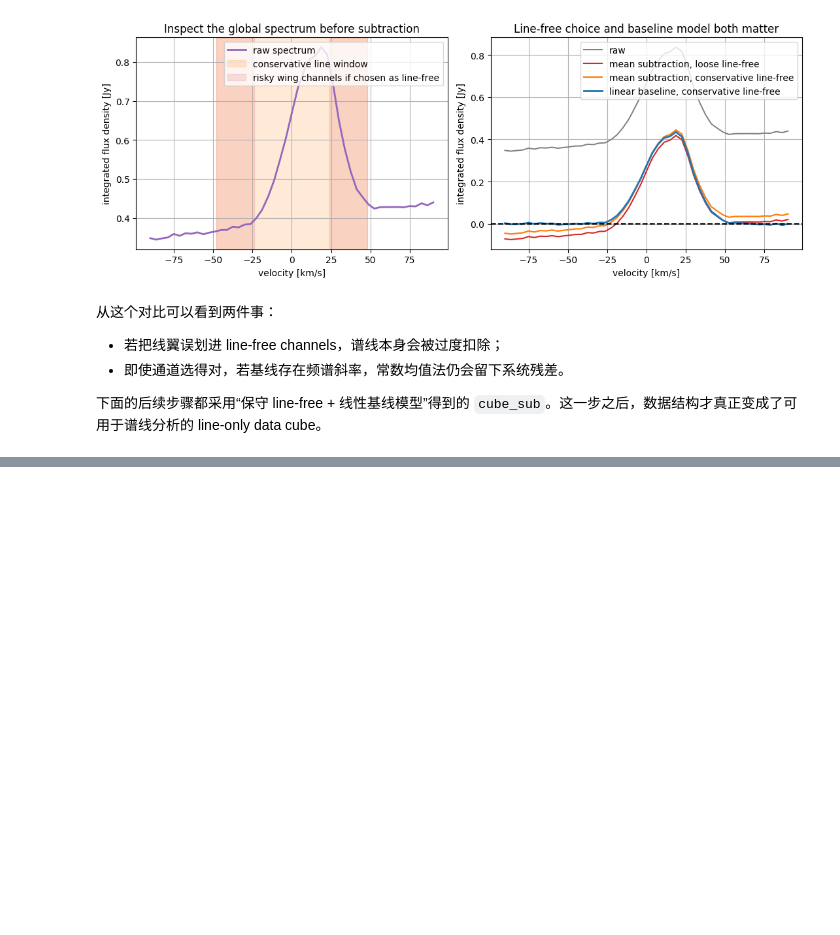
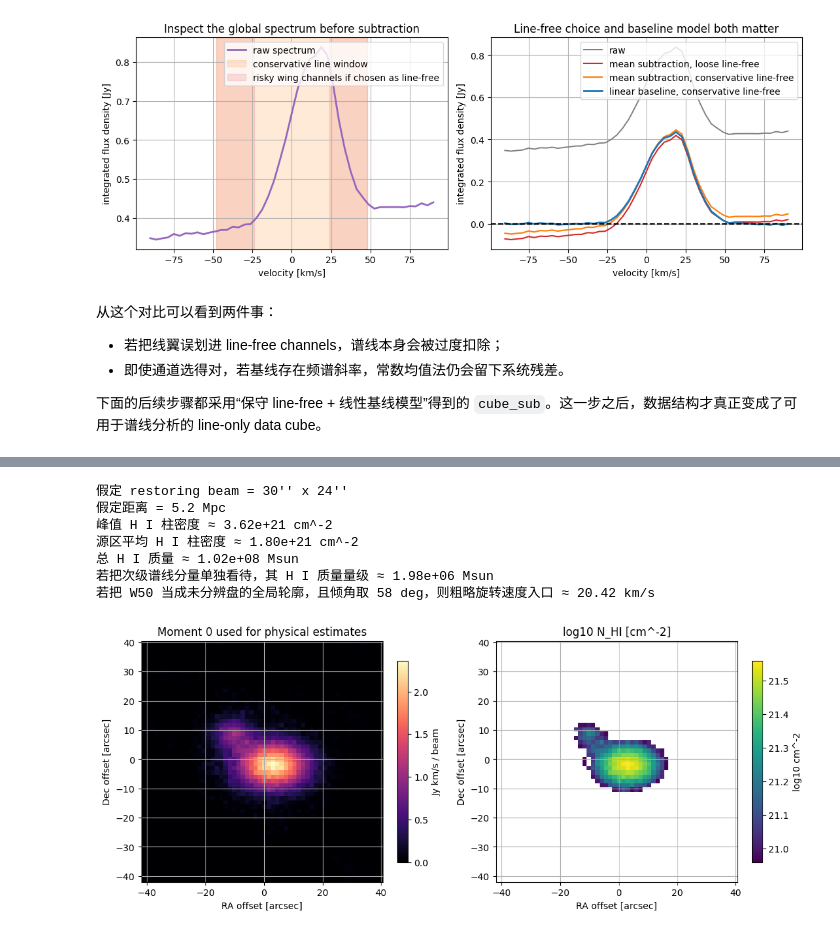
Before and after one commit to astronomical-data-processing/radio-interferometry, a Jupyter notebook: 9_Practical/9_7_spectral_line_processing.ipynb, the cells around one changed output, grey strips where cells are left out. Cells and saved outputs as stored; diff of their text form; code cells hidden in the pictures; blank space fills up the shorter version.

```diff
--- a/9_Practical/9_7_spectral_line_processing.ipynb
+++ b/9_Practical/9_7_spectral_line_processing.ipynb
@@ -536,0 +664,64 @@ W20 ≈ 52.31 km/s，中心速度 ≈ 12.83 km/s
+# %%
+beam_major_arcsec = 30.0
+beam_minor_arcsec = 24.0
+distance_mpc = 5.2
+
+jybeam_to_tb = 1.222e6 / (
+    rest_freq_ghz**2 * beam_major_arcsec * beam_minor_arcsec
+)
+moment0_tb = moment0 * jybeam_to_tb
+nhi_map = 1.823e18 * moment0_tb
+source_mask_2d = moment0 > (0.25 * np.nanmax(moment0))
+nhi_masked = np.where(source_mask_2d, nhi_map, np.nan)
+
+peak_nhi = np.nanmax(nhi_masked)
+mean_nhi = np.nanmean(nhi_masked)
+hi_mass = 2.356e5 * distance_mpc**2 * integrated_flux
+hi_mass_secondary = 2.356e5 * distance_mpc**2 * secondary_flux
+inclination_deg = 58.0
+global_vrot = 0.5 * w50 / np.sin(np.deg2rad(inclination_deg))
+
+fig, axes = plt.subplots(1, 2, figsize=(11, 4.4))
+
+im0 = axes[0].imshow(
+    moment0,
+    origin="lower",
+    extent=[coords[0], coords[-1], coords[0], coords[-1]],
+    cmap="magma",
+)
+axes[0].set_title("Moment 0 used for physical estimates")
+axes[0].set_xlabel("RA offset [arcsec]")
+axes[0].set_ylabel("Dec offset [arcsec]")
+plt.colorbar(im0, ax=axes[0], shrink=0.82, label="Jy km/s / beam")
+
+im1 = axes[1].imshow(
+    np.log10(nhi_masked),
+    origin="lower",
+    extent=[coords[0], coords[-1], coords[0], coords[-1]],
+    cmap="viridis",
+)
+axes[1].set_title("log10 N_HI [cm^-2]")
+axes[1].set_xlabel("RA offset [arcsec]")
+axes[1].set_ylabel("Dec offset [arcsec]")
+plt.colorbar(im1, ax=axes[1], shrink=0.82, label="log10 cm^-2")
+
+plt.tight_layout()
+print(f"假定 restoring beam = {beam_major_arcsec:.0f}'' x {beam_minor_arcsec:.0f}''")
+print(f"假定距离 = {distance_mpc:.1f} Mpc")
+print(f"峰值 H I 柱密度 ≈ {peak_nhi:.2e} cm^-2")
+print(f"源区平均 H I 柱密度 ≈ {mean_nhi:.2e} cm^-2")
+print(f"总 H I 质量 ≈ {hi_mass:.2e} Msun")
+print(f"若把次级谱线分量单独看待，其 H I 质量量级 ≈ {hi_mass_secondary:.2e} Msun")
+print(
+    f"若把 W50 当成未分辨盘的全局轮廓，且倾角取 {inclination_deg:.0f} deg，"
+    f"则粗略旋转速度入口 ≈ {global_vrot:.2f} km/s"
+)
+# %% [output]
+假定 restoring beam = 30'' x 24''
+假定距离 = 5.2 Mpc
+峰值 H I 柱密度 ≈ 3.62e+21 cm^-2
+源区平均 H I 柱密度 ≈ 1.80e+21 cm^-2
+总 H I 质量 ≈ 1.02e+08 Msun
+若把次级谱线分量单独看待，其 H I 质量量级 ≈ 1.98e+06 Msun
+若把 W50 当成未分辨盘的全局轮廓，且倾角取 58 deg，则粗略旋转速度入口 ≈ 20.42 km/s
+[figure, added]
```
Also changed, not shown: parts of 22 cells of this notebook, 9 other files.
